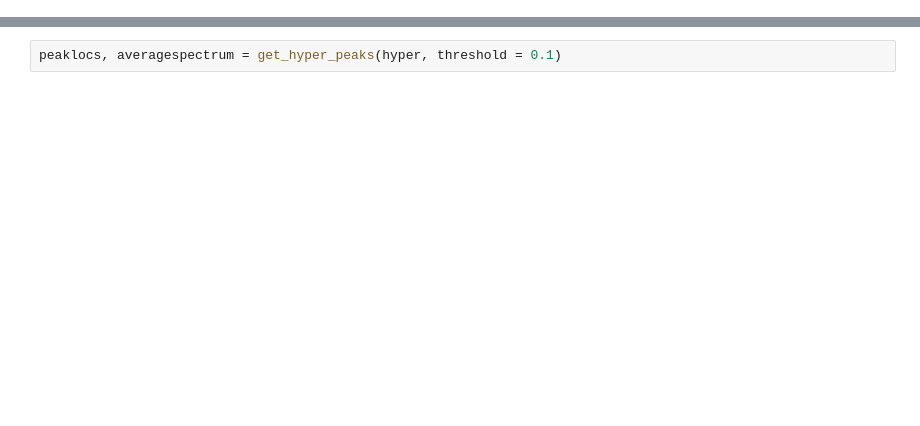
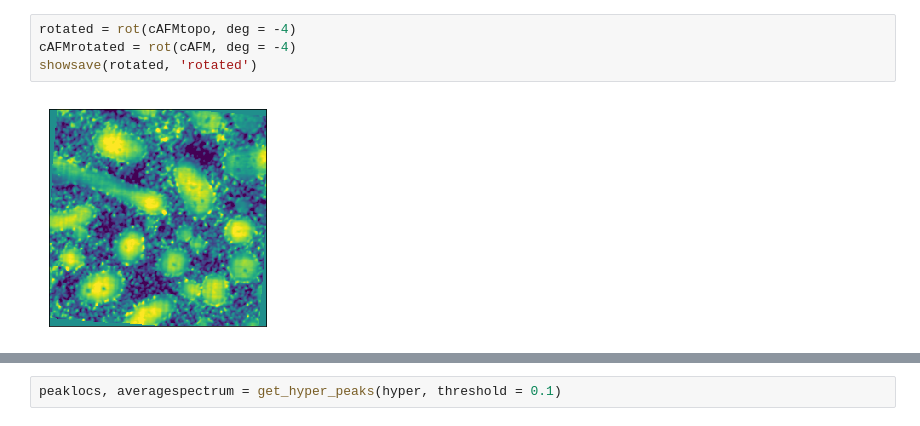
Before and after one commit to kongjy/hyperAFM, a Jupyter notebook: Notebooks/PCAandMLRonPolymers.ipynb, the cells around one changed output, grey strips where cells are left out. Cells and saved outputs as stored; diff of their text form; blank space fills up the shorter version.

```diff
--- a/Notebooks/PCAandMLRonPolymers.ipynb
+++ b/Notebooks/PCAandMLRonPolymers.ipynb
@@ -82,0 +222,6 @@ plt.colorbar()
+# %%
+rotated = rot(cAFMtopo, deg = -4)
+cAFMrotated = rot(cAFM, deg = -4)
+showsave(rotated, 'rotated')
+# %% [output]
+[figure, added]
```
Also changed, not shown: parts of 162 cells of this notebook.
